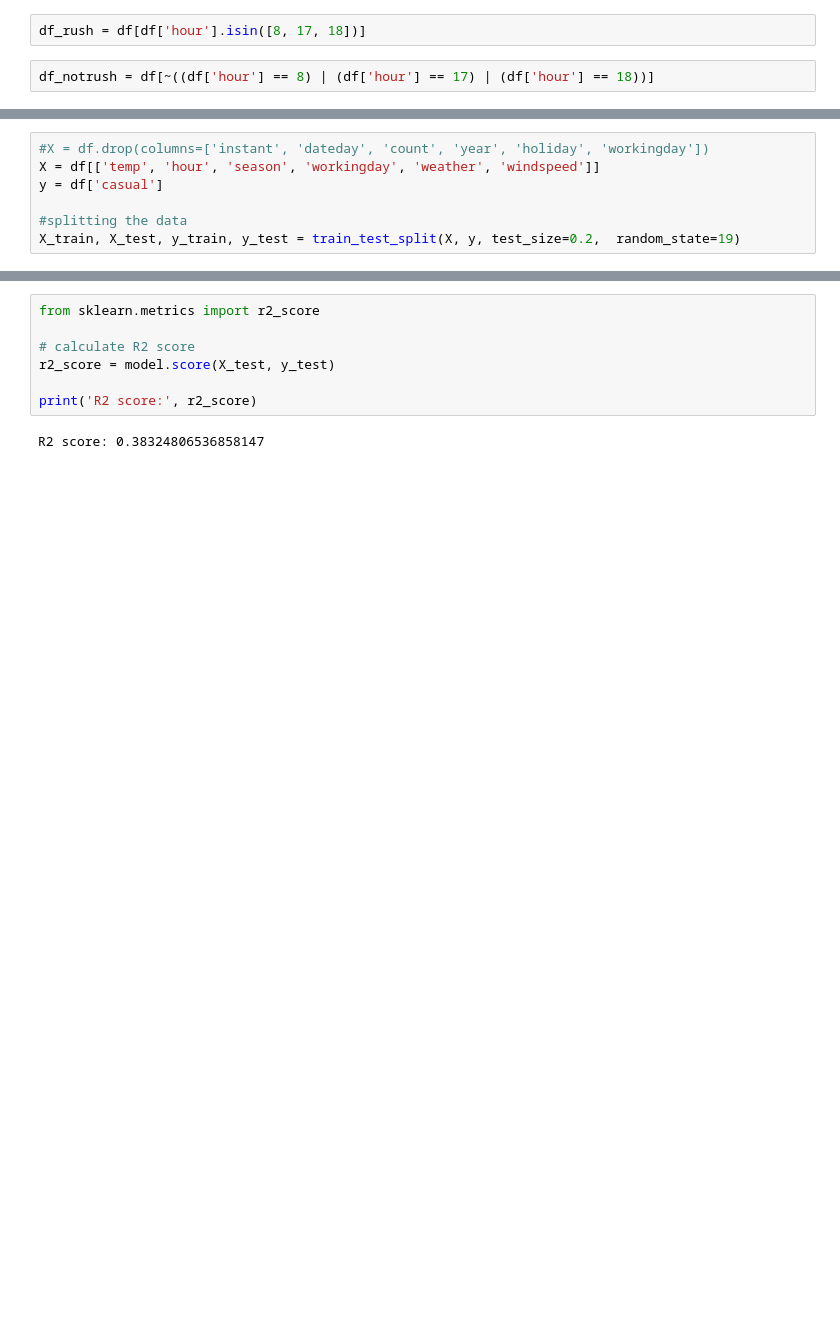
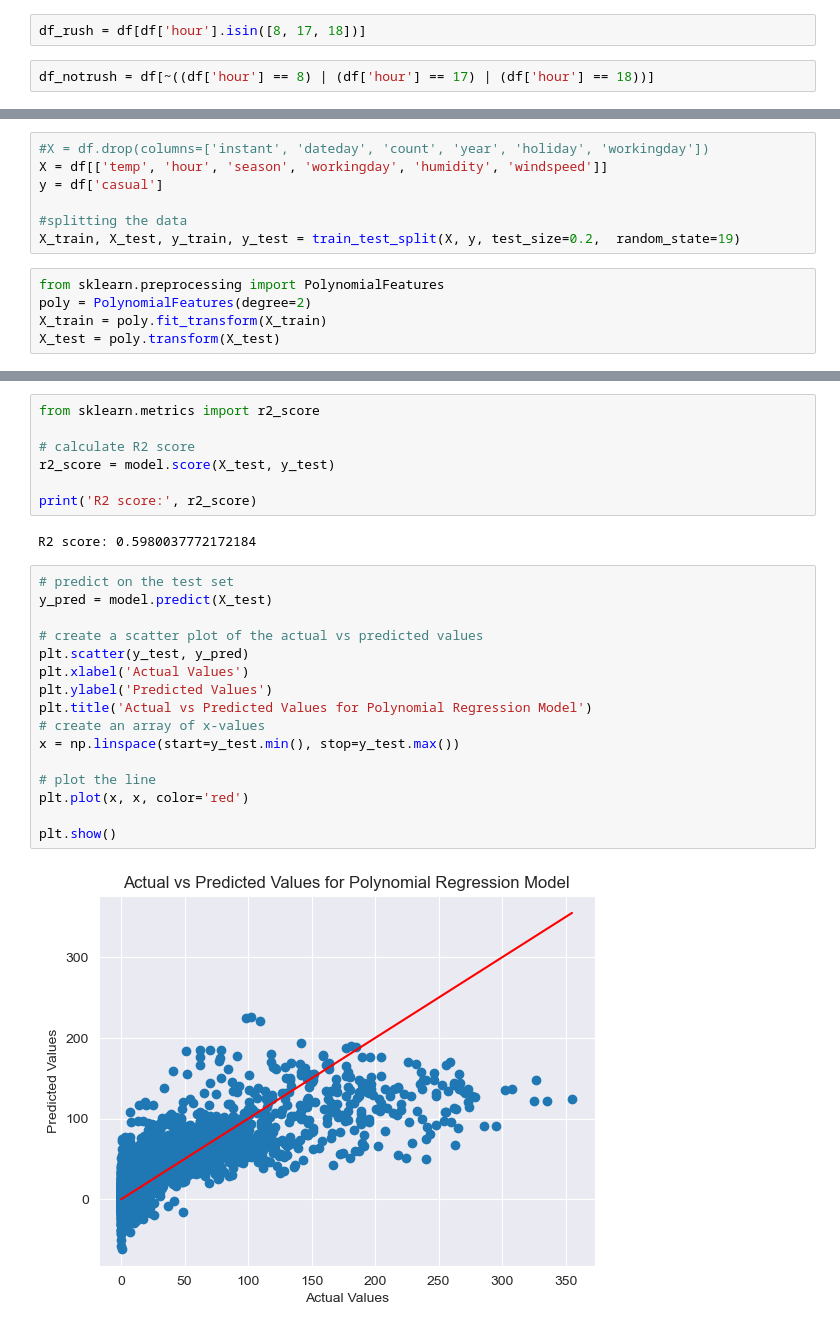
Before and after one commit to RHout19/Project-1, a Jupyter notebook: Model 1/Project 3/Project_3_ML.ipynb, the cells around one changed output, grey strips where cells are left out. Cells and saved outputs as stored; diff of their text form; blank space fills up the shorter version.

```diff
--- a/Model 1/Project 3/Project_3_ML.ipynb
+++ b/Model 1/Project 3/Project_3_ML.ipynb
@@ -150,10 +160,15 @@ df_notrush = df[~((df['hour'] == 8) | (df['hour'] == 17) | (df['hour'] == 18))]
 # %%
 #X = df.drop(columns=['instant', 'dateday', 'count', 'year', 'holiday', 'workingday'])
-X = df[['temp', 'hour', 'season', 'workingday', 'weather', 'windspeed']]
+X = df[['temp', 'hour', 'season', 'workingday', 'humidity', 'windspeed']]
 y = df['casual']
 
 #splitting the data
 X_train, X_test, y_train, y_test = train_test_split(X, y, test_size=0.2,  random_state=19)
+# %%
+from sklearn.preprocessing import PolynomialFeatures
+poly = PolynomialFeatures(degree=2)
+X_train = poly.fit_transform(X_train)
+X_test = poly.transform(X_test)
 # %%
 from sklearn.linear_model import LinearRegression
 
@@ -179,7 +199,25 @@ r2_score = model.score(X_test, y_test)
 
 print('R2 score:', r2_score)
 # %% [output]
-R2 score: 0.38324806536858147
+R2 score: 0.5980037772172184
+# %%
+# predict on the test set
+y_pred = model.predict(X_test)
+
+# create a scatter plot of the actual vs predicted values
+plt.scatter(y_test, y_pred)
+plt.xlabel('Actual Values')
+plt.ylabel('Predicted Values')
+plt.title('Actual vs Predicted Values for Polynomial Regression Model')
+# create an array of x-values
+x = np.linspace(start=y_test.min(), stop=y_test.max())
+
+# plot the line
+plt.plot(x, x, color='red')
+
+plt.show()
+# %% [output]
+[figure, added]
 # %%
 #Example on R_Square and Adjusted R Square
 import statsmodels.api as sm
```
Also changed, not shown: parts of 26 cells of this notebook.
